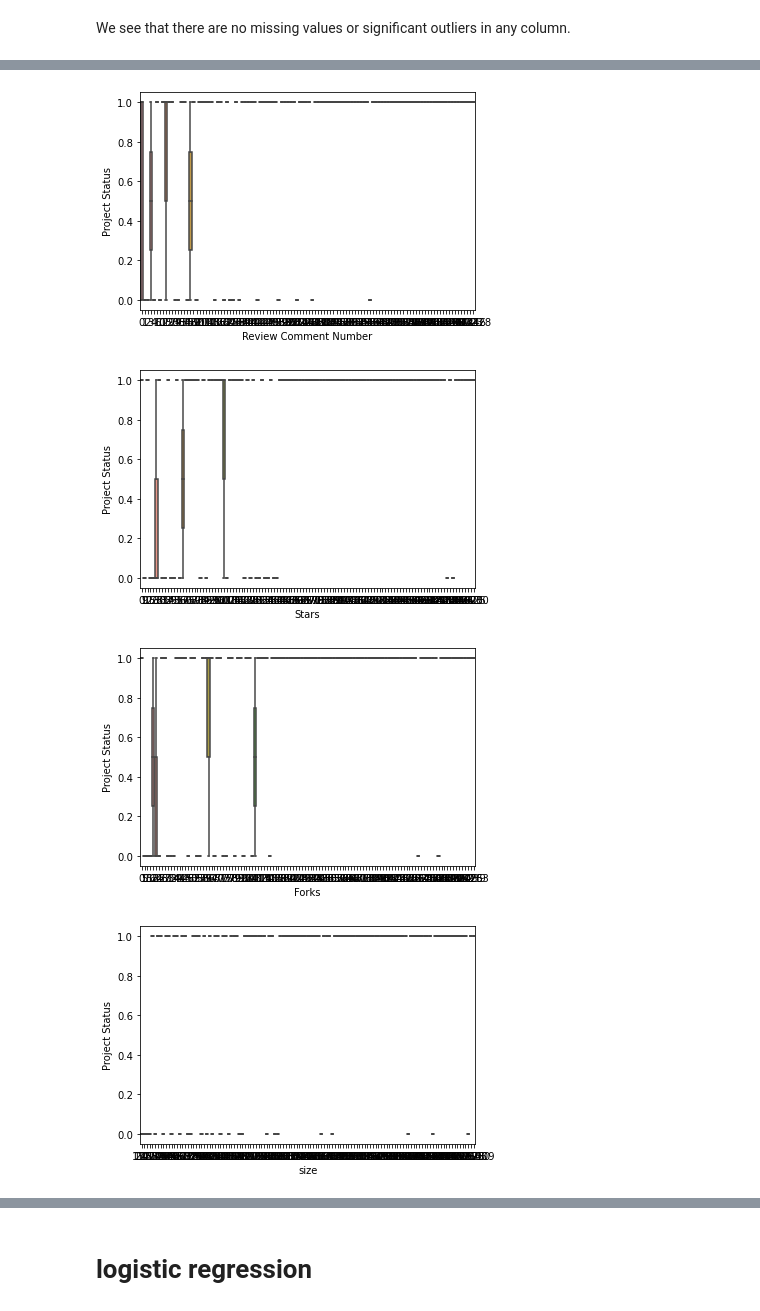
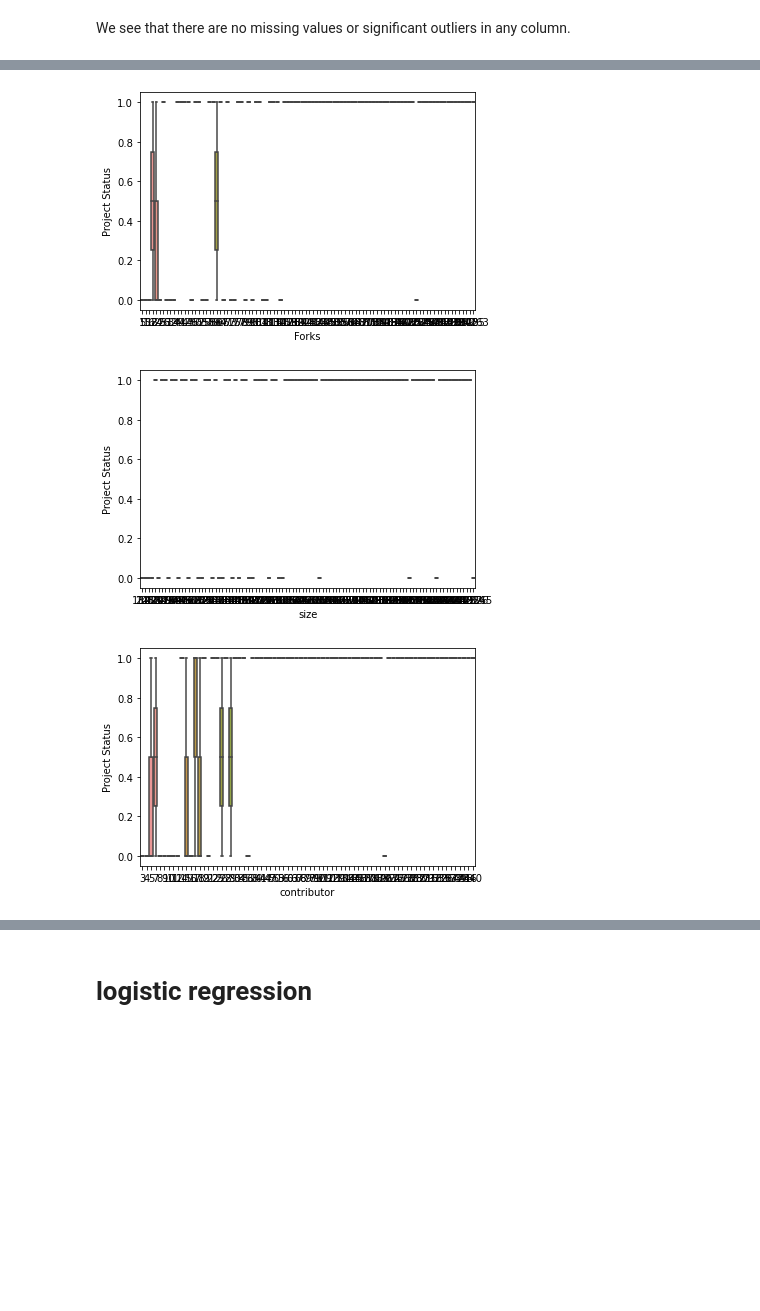
Before and after one commit to njswdwy/ECS260-Project, a Jupyter notebook: exploratory data analysis.ipynb, the cells around one changed output, grey strips where cells are left out. Drawn from its saved outputs; the diff is of its cells as text; code cells hidden in the pictures; blank space fills up the shorter version.

```diff
--- a/exploratory data analysis.ipynb
+++ b/exploratory data analysis.ipynb
@@ -14,10 +14,9 @@ from sklearn.impute import SimpleImputer
 from sklearn.model_selection import GridSearchCV
 # %%
 data = pd.read_csv('/Users/yangxi/Desktop/ECS260/project/cleaned_project_list.csv')
+# %%
+data = pd.read_csv('/Users/yangxi/Desktop/ECS260/project/Filtered_Final_Project_List.csv')
 # %%
 data = data.drop(columns='Unnamed: 0')
-data = data.drop(columns='Comment Length')
-# %%
-data = data.drop(columns='Merge Frequency')
 # %%
 data['Project Status'].replace(2,0,inplace=True)
@@ -99,5 +141,5 @@ plt.show()
 # %%
-num_cols = ['PR Number',data['Issue Comment Number'],data['Commits number'],data['Review Comment Number'],data['Stars'],data['Forks'],data['size'],'contributor']
+num_cols = ['PR Number',data['Commits number'],data['Stars'],data['Forks'],data['size'],'contributor']
 
 for col in num_cols:
     sns.boxplot(y = data['Project Status'].astype('category'), x=col, data=data)
@@ -109,4 +151,3 @@ for col in num_cols:
-[figure, old version]
+[figure, new version]
-[figure, old version]
+[figure, new version]
-[figure, old version]
+[figure, new version]
-[figure, removed]
```
Also changed, not shown: parts of 41 cells of this notebook.
